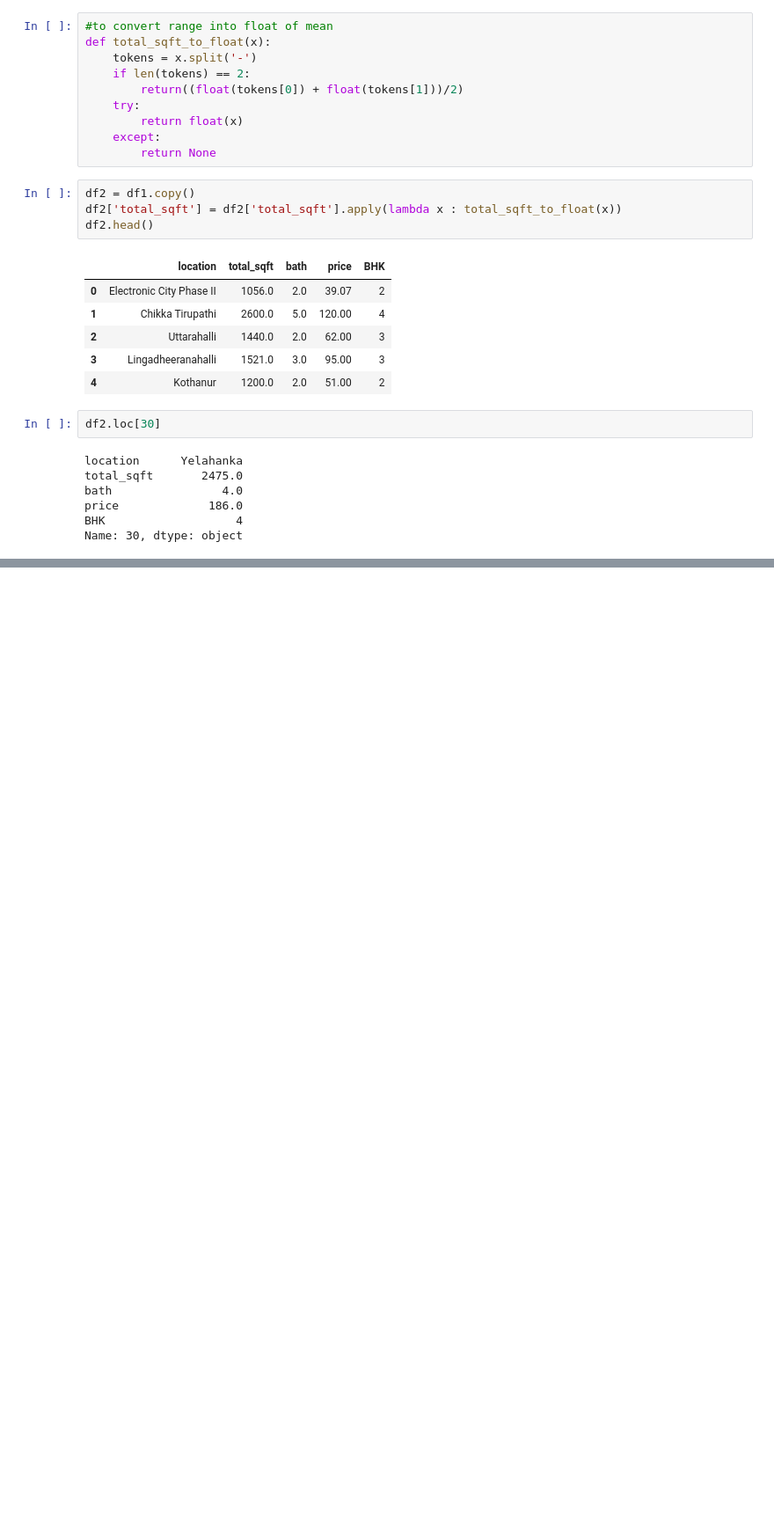
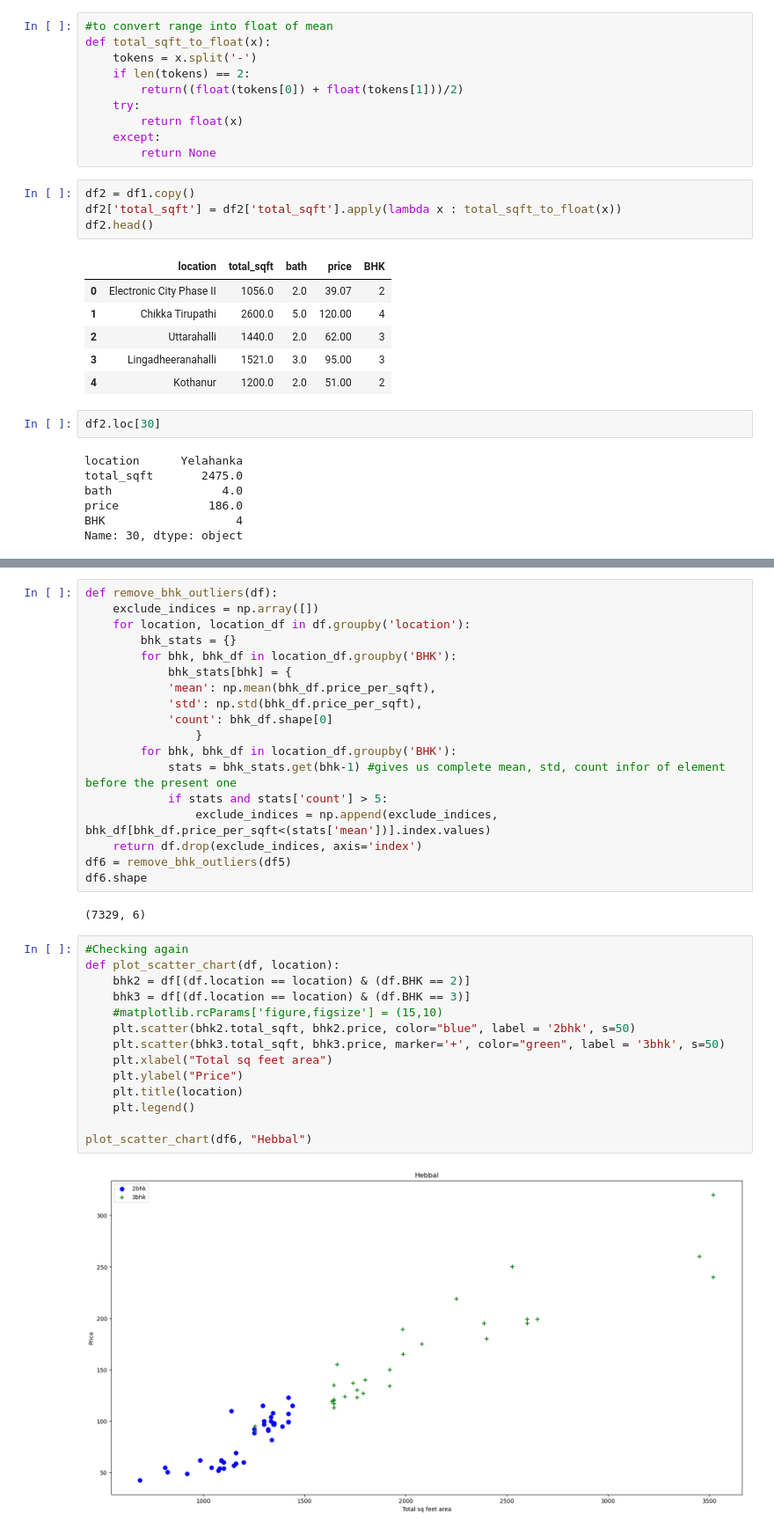
Before and after one commit to elmokh9/Bengaluru_housing_price_predictor, a Jupyter notebook: bengaluru data.ipynb, the cells around one changed output, grey strips where cells are left out. Shown at 88% size. Drawn from its saved outputs; the diff is of its cells as text; blank space fills up the shorter version.

```diff
--- a/bengaluru data.ipynb
+++ b/bengaluru data.ipynb
@@ -148,0 +346,36 @@ Name: 30, dtype: object
+# %%
+def remove_bhk_outliers(df):
+    exclude_indices = np.array([])
+    for location, location_df in df.groupby('location'):
+        bhk_stats = {}
+        for bhk, bhk_df in location_df.groupby('BHK'):
+            bhk_stats[bhk] = {
+            'mean': np.mean(bhk_df.price_per_sqft),
+            'std': np.std(bhk_df.price_per_sqft),
+            'count': bhk_df.shape[0]
+                }
+        for bhk, bhk_df in location_df.groupby('BHK'):
+            stats = bhk_stats.get(bhk-1) #gives us complete mean, std, count infor of element before the present one
+            if stats and stats['count'] > 5:
+                exclude_indices = np.append(exclude_indices, bhk_df[bhk_df.price_per_sqft<(stats['mean'])].index.values)
+    return df.drop(exclude_indices, axis='index')
+df6 = remove_bhk_outliers(df5)
+df6.shape
+# %% [output]
+(7329, 6)
+# %%
+#Checking again
+def plot_scatter_chart(df, location):
+    bhk2 = df[(df.location == location) & (df.BHK == 2)]
+    bhk3 = df[(df.location == location) & (df.BHK == 3)]
+    #matplotlib.rcParams['figure,figsize'] = (15,10)
+    plt.scatter(bhk2.total_sqft, bhk2.price, color="blue", label = '2bhk', s=50)
+    plt.scatter(bhk3.total_sqft, bhk3.price, marker='+', color="green", label = '3bhk', s=50)
+    plt.xlabel("Total sq feet area")
+    plt.ylabel("Price")
+    plt.title(location)
+    plt.legend()
+
+plot_scatter_chart(df6, "Hebbal")
+# %% [output]
+[figure, added]
```
Also changed, not shown: parts of 28 cells of this notebook.
